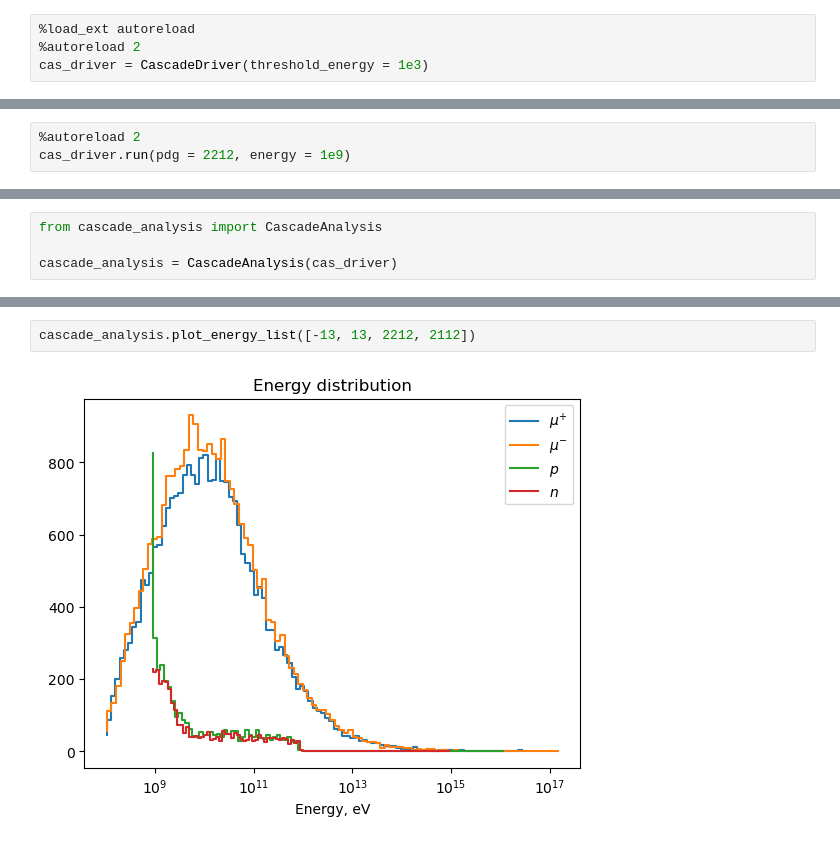
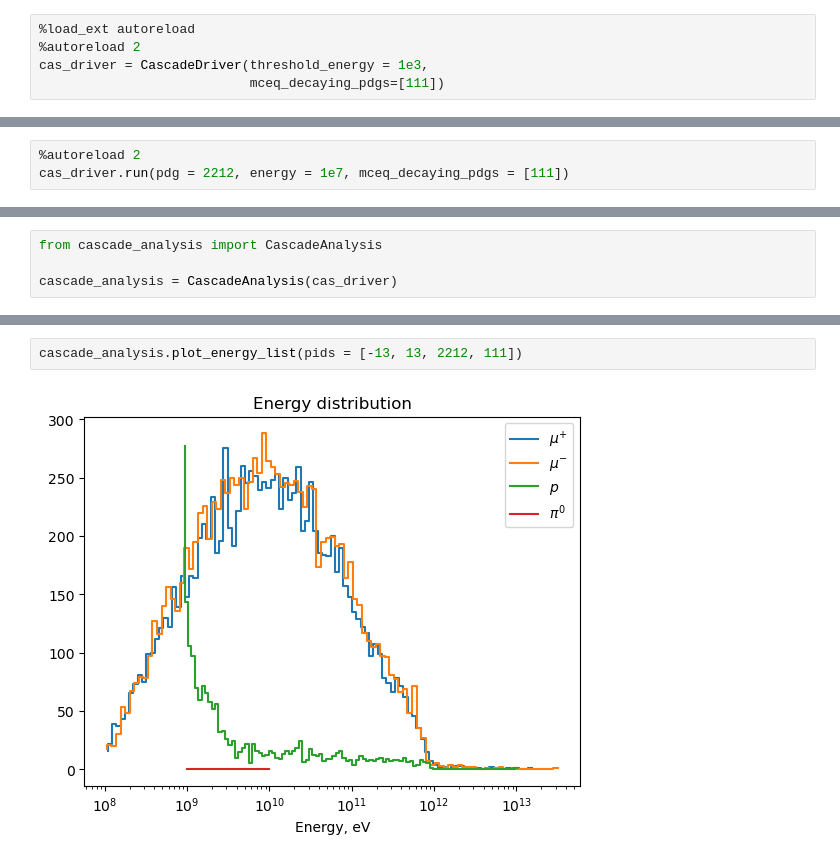
Before and after one commit to jncots/xmax_sigma, a Jupyter notebook: cascade_np/test_cas_driver.ipynb, the cells around one changed output, grey strips where cells are left out. Saved outputs shown, nothing was run; the diff lists cells and outputs as text.

Commit message:
fixed decay filtering

```diff
--- a/cascade_np/test_cas_driver.ipynb
+++ b/cascade_np/test_cas_driver.ipynb
@@ -8,7 +8,8 @@ MCEqRun::set_primary_model(): HillasGaisser2012 H3a
 # %%
 %load_ext autoreload
 %autoreload 2
-cas_driver = CascadeDriver(threshold_energy = 1e3)
+cas_driver = CascadeDriver(threshold_energy = 1e3,
+                           mceq_decaying_pdgs=[111])
 # %% [output]
  ====================================================
  |                 S I B Y L L  2.3d                |
@@ -31,6 +31,6 @@ Decaying pdgs = [111]
 # %%
 %autoreload 2
-cas_driver.run(pdg = 2212, energy = 1e9)
+cas_driver.run(pdg = 2212, energy = 1e7, mceq_decaying_pdgs = [111])
 # %% [output]
 1 Number of inter = 0 number of decays = 0
 2 Number of inter = 1 number of decays = 0
@@ -87,7 +86,7 @@ Min = 2.59e+08 eV, Max = 9.04e+12 eV
 # %%
-cascade_analysis.plot_energy_list([-13, 13, 2212, 2112])
+cascade_analysis.plot_energy_list(pids = [-13, 13, 2212, 111])
 # %% [output]
-[figure, old version]
+[figure, new version]
 # %%
 cascade_analysis.plot_xdepth()
 # %% [output]
```
Also changed, not shown: parts of 8 cells of this notebook, 6 other files.
